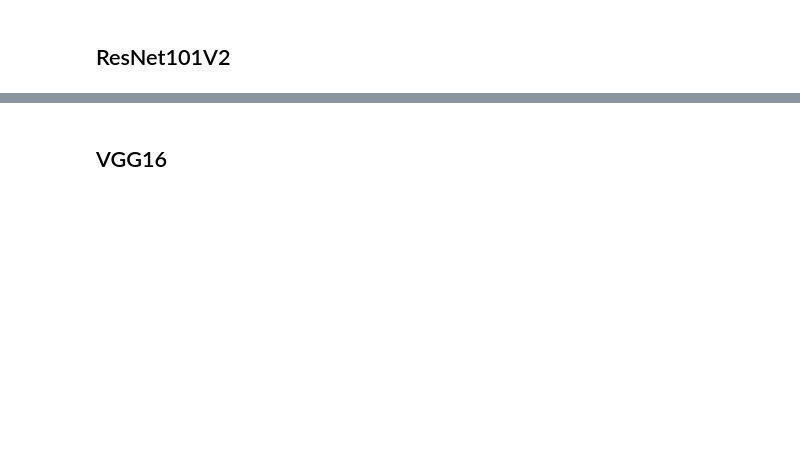
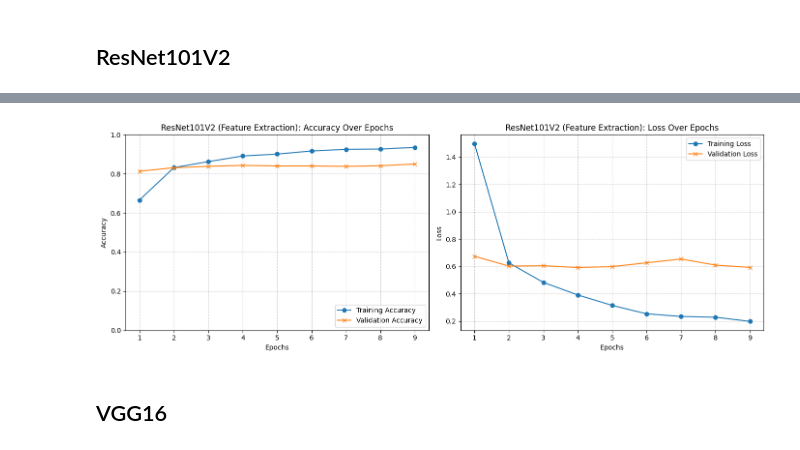
Before and after one commit to lauraglemos/DL_Lab, a Jupyter notebook: DL_pretrained_CNNs.ipynb, the cells around one changed output, grey strips where cells are left out. Cells and saved outputs as stored; diff of their text form; code cells hidden in the pictures; blank space fills up the shorter version.

Commit message:
Update pretained models

```diff
--- a/DL_pretrained_CNNs.ipynb
+++ b/DL_pretrained_CNNs.ipynb
@@ -72,7 +113,7 @@ The first step in the project is to preprocess the data. We perform the followin
 
 def preprocess(image, label, train_info=train_info):
     # Rescale the image (normalize)
-    image = tf.cast(image, tf.float32) / 255.0
+    image = tf.cast(image, tf.float32)
 
     # One-hot encode the labels
     num_classes = train_info.features["label"].num_classes
@@ -98,10 +139,10 @@ BATCH_SIZE = 32
 
 # 1. Batch the training data and use prefetch for speed
 # We shuffle again here to ensure randomness within the batches
-train_data = train_data.shuffle(1000).batch(BATCH_SIZE).prefetch(tf.data.AUTOTUNE)
+train_data = train_data.cache().shuffle(1000).batch(BATCH_SIZE).prefetch(tf.data.AUTOTUNE)
 
 # 2. Batch the validation data
-val_data = val_data.batch(BATCH_SIZE).prefetch(tf.data.AUTOTUNE)
+val_data = val_data.cache().batch(BATCH_SIZE).prefetch(tf.data.AUTOTUNE)
 
 # 3. Batch the test data (if you plan to evaluate later)
 test_data = test_data.batch(BATCH_SIZE).prefetch(tf.data.AUTOTUNE)
@@ -155,10 +196,10 @@ Comparación: El profesor evaluará fuertemente que compares los resultados entr
 
 #Modelos: ResNet50 o ResNet101V2.
 
-def train_model(model, train_data, val_data, model_name="Model"):
+def train_model(model, train_data, val_data, model_name="Model", learning_rate=0.001, epochs=25):
 
     model.compile(
-        optimizer=tf.keras.optimizers.Adam(learning_rate=0.001),
+        optimizer=tf.keras.optimizers.Adam(learning_rate=learning_rate),
         loss='categorical_crossentropy',
         metrics=['accuracy']
     )
@@ -170,7 +211,7 @@ def train_model(model, train_data, val_data, model_name="Model"):
     history = model.fit(
         train_data,
         validation_data=val_data,
-        epochs=25,
+        epochs=epochs,
         callbacks=callbacks
     )
     return history
@@ -296,8 +373,11 @@ history_resnet101 = train_model(
     model=resnet101_model,
     train_data=train_data,
     val_data=val_data,
-    model_name="ResNet101V2_FeatureExtraction"
+    model_name="ResNet101V2_FeatureExtraction",
+    learning_rate=0.001,
+    epochs=25
 )
 
 # Y dibujar los resultados
 plot_history(history_resnet101, model_name="ResNet101V2 (Feature Extraction)")
+# %% [output]
@@ -304,3 +402,4 @@ plot_history(history_resnet101, model_name="ResNet101V2 (Feature Extraction)")
+[figure, added]
 # %% [markdown]
 ## VGG16
 # %%
```
Also changed, not shown: parts of 25 cells of this notebook.
